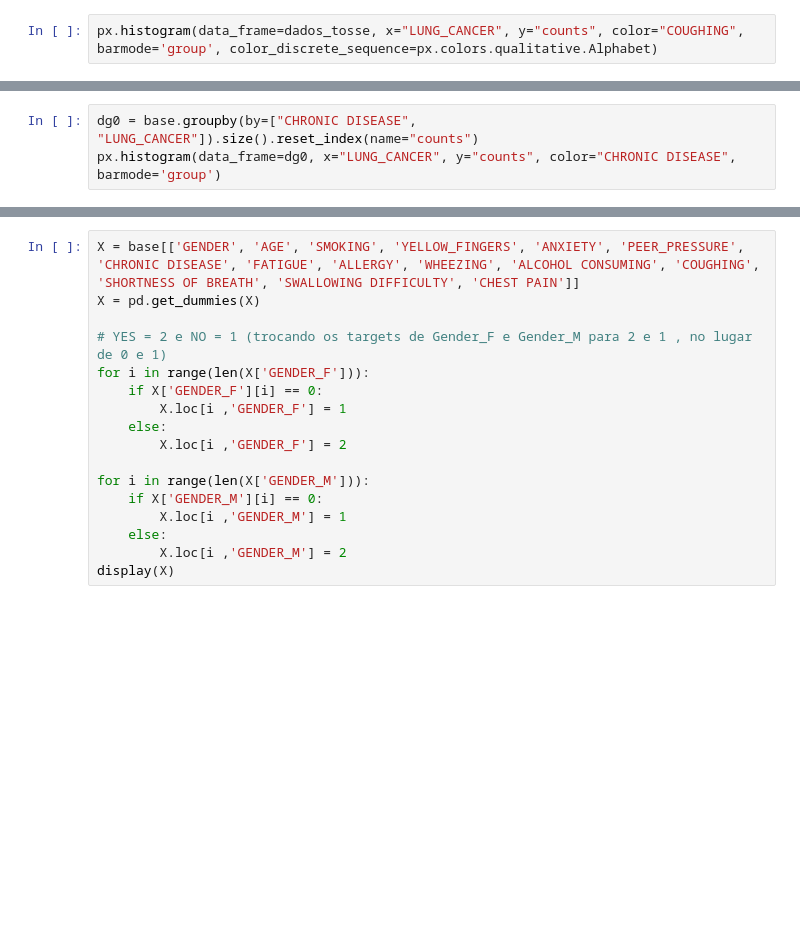
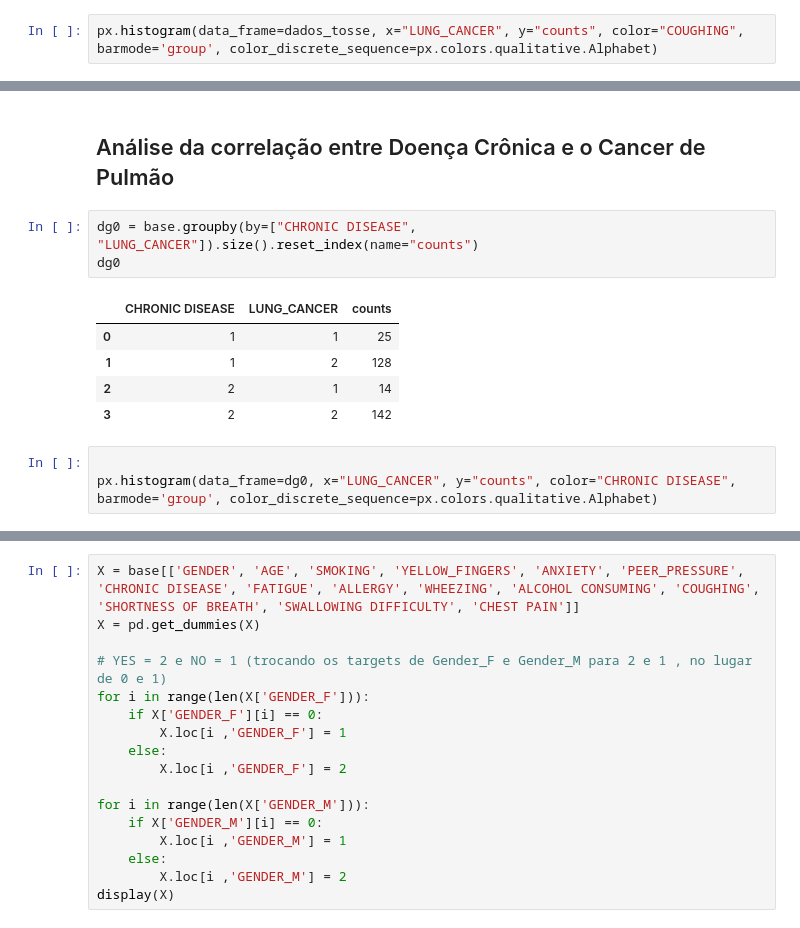
Before and after one commit to insper-classroom/predicao_cancer_pulmao, a Jupyter notebook: Base de dados.ipynb, the cells around one changed output, grey strips where cells are left out. Cells and saved outputs as stored; diff of their text form; blank space fills up the shorter version.

```diff
--- a/Base de dados.ipynb
+++ b/Base de dados.ipynb
@@ -316,3 +341,14 @@ px.histogram(data_frame=dg, x="LUNG_CANCER", y="counts", color="SMOKING", barmod
+# %% [markdown]
+## Análise da correlação entre Doença Crônica e o Cancer de Pulmão
+# %%
+dg0 = base.groupby(by=["CHRONIC DISEASE", "LUNG_CANCER"]).size().reset_index(name="counts")
+dg0
+# %% [output]
+|  | CHRONIC DISEASE | LUNG_CANCER | counts |
+| 0 | 1 | 1 | 25 |
+| 1 | 1 | 2 | 128 |
+| 2 | 2 | 1 | 14 |
+| 3 | 2 | 2 | 142 |
 # %%
-dg0 = base.groupby(by=["CHRONIC DISEASE", "LUNG_CANCER"]).size().reset_index(name="counts")
-px.histogram(data_frame=dg0, x="LUNG_CANCER", y="counts", color="CHRONIC DISEASE", barmode='group')
+
+px.histogram(data_frame=dg0, x="LUNG_CANCER", y="counts", color="CHRONIC DISEASE", barmode='group', color_discrete_sequence=px.colors.qualitative.Alphabet)
```
Also changed, not shown: parts of 22 cells of this notebook.
